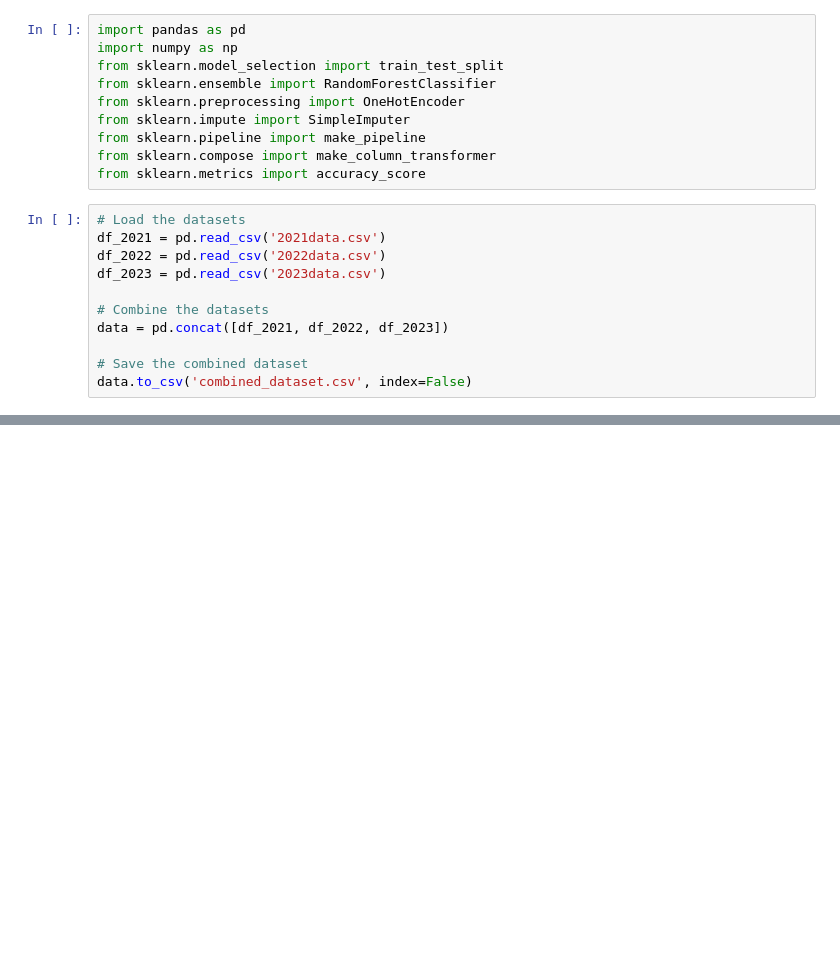
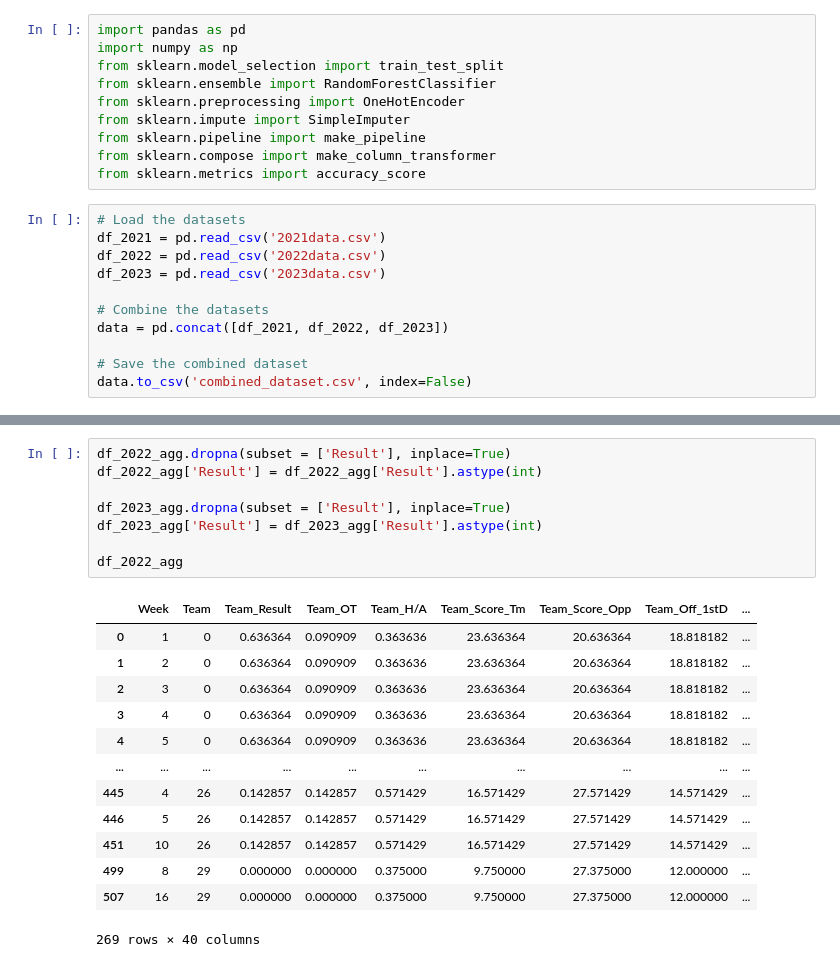
Before and after one commit to pawlow54/CMSE482, a Jupyter notebook: Developing.ipynb, the cells around one changed output, grey strips where cells are left out. Saved outputs shown, nothing was run; the diff lists cells and outputs as text; blank space fills up the shorter version.

```diff
--- a/Developing.ipynb
+++ b/Developing.ipynb
@@ -101 +370,23 @@ Name: count, Length: 81, dtype: int64
+# %%
+df_2022_agg.dropna(subset = ['Result'], inplace=True)
+df_2022_agg['Result'] = df_2022_agg['Result'].astype(int)
+
+df_2023_agg.dropna(subset = ['Result'], inplace=True)
+df_2023_agg['Result'] = df_2023_agg['Result'].astype(int)
+
+df_2022_agg
+# %% [output]
+|  | Week | Team | Team_Result | Team_OT | Team_H/A | Team_Score_Tm | Team_Score_Opp | Team_Off_1stD | ... |
+| 0 | 1 | 0 | 0.636364 | 0.090909 | 0.363636 | 23.636364 | 20.636364 | 18.818182 | ... |
+| 1 | 2 | 0 | 0.636364 | 0.090909 | 0.363636 | 23.636364 | 20.636364 | 18.818182 | ... |
+| 2 | 3 | 0 | 0.636364 | 0.090909 | 0.363636 | 23.636364 | 20.636364 | 18.818182 | ... |
+| 3 | 4 | 0 | 0.636364 | 0.090909 | 0.363636 | 23.636364 | 20.636364 | 18.818182 | ... |
+| 4 | 5 | 0 | 0.636364 | 0.090909 | 0.363636 | 23.636364 | 20.636364 | 18.818182 | ... |
+| ... | ... | ... | ... | ... | ... | ... | ... | ... | ... |
+| 445 | 4 | 26 | 0.142857 | 0.142857 | 0.571429 | 16.571429 | 27.571429 | 14.571429 | ... |
+| 446 | 5 | 26 | 0.142857 | 0.142857 | 0.571429 | 16.571429 | 27.571429 | 14.571429 | ... |
+| 451 | 10 | 26 | 0.142857 | 0.142857 | 0.571429 | 16.571429 | 27.571429 | 14.571429 | ... |
+| 499 | 8 | 29 | 0.000000 | 0.000000 | 0.375000 | 9.750000 | 27.375000 | 12.000000 | ... |
+| 507 | 16 | 29 | 0.000000 | 0.000000 | 0.375000 | 9.750000 | 27.375000 | 12.000000 | ... |
+269 rows × 40 columns
 # %%
```
Also changed, not shown: parts of 29 cells of this notebook.
